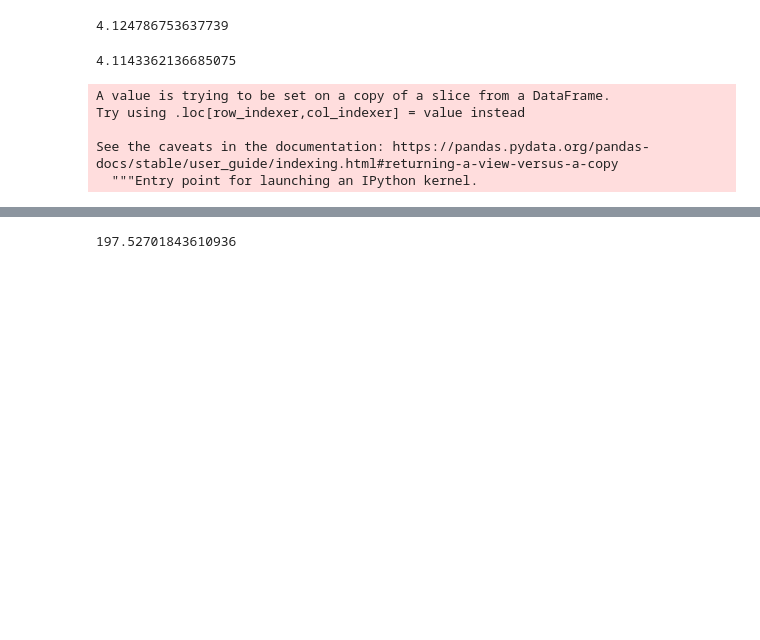
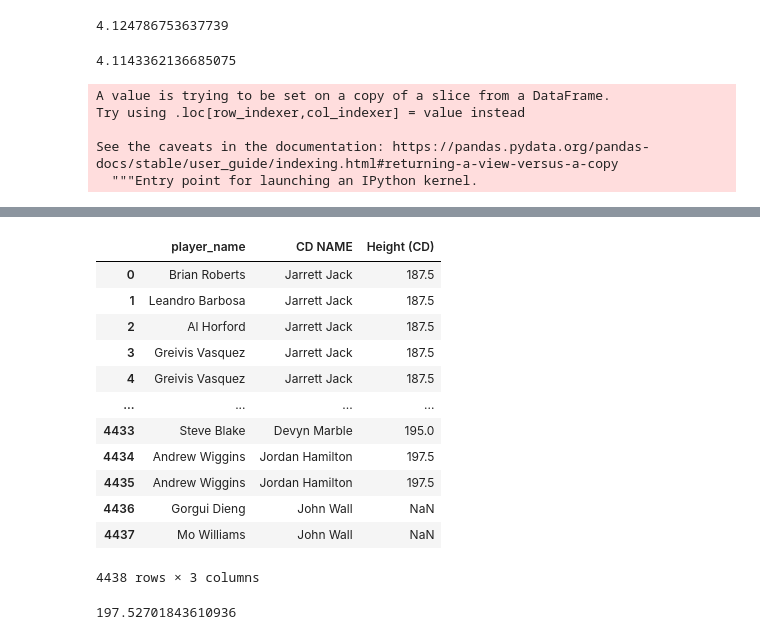
Before and after one commit to Deving789/NBA_Final-Project, a Jupyter notebook: project_x.ipynb, the cells around one changed output, grey strips where cells are left out. Cells and saved outputs as stored; diff of their text form; code cells hidden in the pictures; blank space fills up the shorter version.

```diff
--- a/project_x.ipynb
+++ b/project_x.ipynb
@@ -158,3 +207,19 @@ display(merged_df)
+# %%
+merged_df2[['player_name', 'CD NAME', 'Height (CD)']]
+# %% [output]
+|  | player_name | CD NAME | Height (CD) |
+| 0 | Brian Roberts | Jarrett Jack | 187.5 |
+| 1 | Leandro Barbosa | Jarrett Jack | 187.5 |
+| 2 | Al Horford | Jarrett Jack | 187.5 |
+| 3 | Greivis Vasquez | Jarrett Jack | 187.5 |
+| 4 | Greivis Vasquez | Jarrett Jack | 187.5 |
+| ... | ... | ... | ... |
+| 4433 | Steve Blake | Devyn Marble | 195.0 |
+| 4434 | Andrew Wiggins | Jordan Hamilton | 197.5 |
+| 4435 | Andrew Wiggins | Jordan Hamilton | 197.5 |
+| 4436 | Gorgui Dieng | John Wall | NaN |
+| 4437 | Mo Williams | John Wall | NaN |
+4438 rows × 3 columns
 # %%
 shot_made_heights = merged_df.loc[(merged_df["SHOT_RESULT"]== "made")&(merged_df["CLOSE_DEF_DIST"])].mean()['Height']
 shot_made_heights
```
Also changed, not shown: parts of 6 cells of this notebook.
